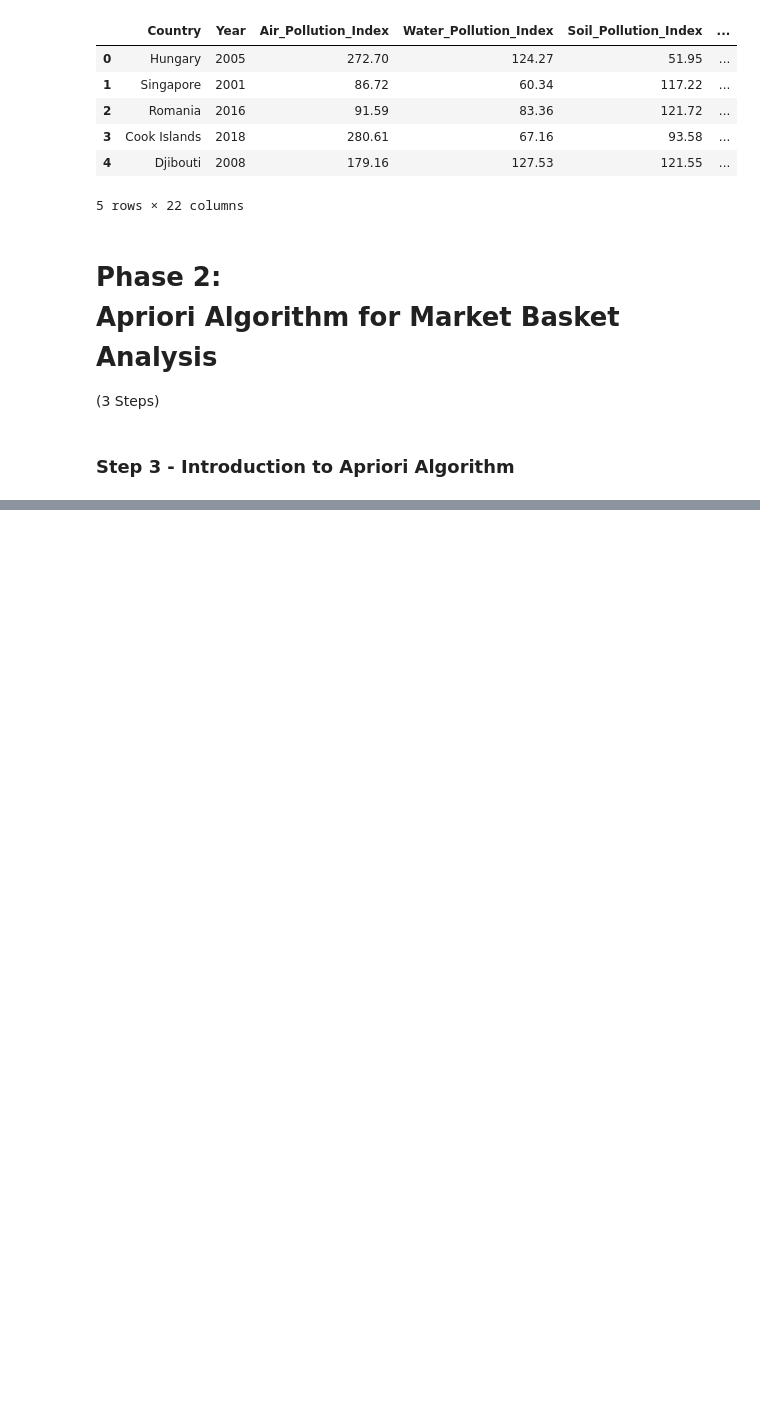
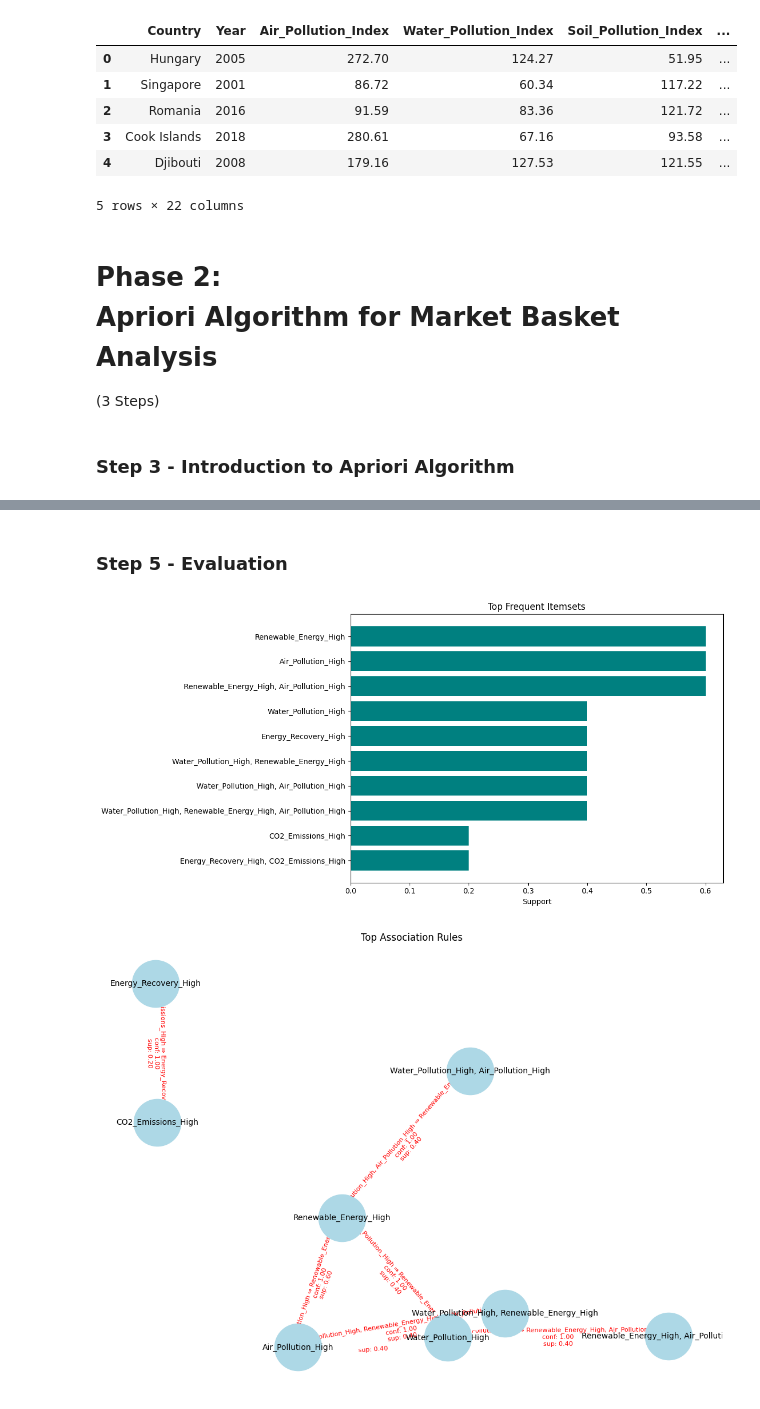
Before and after one commit to princypandya/Global-Pollution-Analysis-and-Energy-Recovery, a Jupyter notebook: Assi8_CNN_Apriopri_Evaluation_Validation.ipynb, the cells around one changed output, grey strips where cells are left out. Cells and saved outputs as stored; diff of their text form; code cells hidden in the pictures; blank space fills up the shorter version.

```diff
--- a/Assi8_CNN_Apriopri_Evaluation_Validation.ipynb
+++ b/Assi8_CNN_Apriopri_Evaluation_Validation.ipynb
@@ -201,0 +411,51 @@ d['Water_Pollution_Severity'] = d['Water_Pollution_Index'].apply(lambda x: categ
+# %% [markdown]
+<h3>Step 5 - Evaluation
+</h3>
+# %%
+# Plot top frequent itemsets as horizontal bar chart
+def plot_frequent_itemsets(frequent_itemsets, top_n=20):
+    sorted_items = sorted(frequent_itemsets.items(), key=lambda x: x[1], reverse=True)[:top_n]
+    labels = [', '.join(list(item[0])) for item in sorted_items]
+    supports = [item[1] for item in sorted_items]
+
+    plt.figure(figsize=(12, 6))
+    plt.barh(labels[::-1], supports[::-1], color='teal')
+    plt.xlabel('Support')
+    plt.title('Top Frequent Itemsets')
+    plt.tight_layout()
+    plt.show()
+
+# Plot association rules as network graph
+def plot_association_rules(rules, top_n=30):
+    G = nx.DiGraph()
+
+    sorted_rules = sorted(rules, key=lambda x: x['confidence'], reverse=True)[:top_n]
+
+    for rule in sorted_rules:
+        antecedent = ', '.join(rule['antecedent'])
+        consequent = ', '.join(rule['consequent'])
+        label = f"{antecedent} ⇒ {consequent}\nconf: {rule['confidence']:.2f}\nsup: {rule['support']:.2f}"
+        G.add_edge(antecedent, consequent, label=label, weight=rule['confidence'])
+
+    pos = nx.spring_layout(G, k=1, iterations=50)
+    plt.figure(figsize=(14, 10))
+
+    edges = G.edges()
+    weights = [G[u][v]['weight'] * 5 for u, v in edges]
+
+    nx.draw_networkx_nodes(G, pos, node_size=3500, node_color='lightblue')
+    nx.draw_networkx_edges(G, pos, edgelist=edges, width=weights, arrowsize=20, arrowstyle='-|>')
+    nx.draw_networkx_labels(G, pos, font_size=10, font_family='sans-serif')
+
+    edge_labels = {(u, v): G[u][v]['label'] for u, v in edges}
+    nx.draw_networkx_edge_labels(G, pos, edge_labels=edge_labels, font_color='red', font_size=8)
+
+    plt.title('Top Association Rules')
+    plt.axis('off')
+    plt.show()
+
+plot_frequent_itemsets(frequent_itemsets)
+plot_association_rules(rules)
+# %% [output]
+[figure, added]
+[figure, added]
```
Also changed, not shown: parts of 7 cells of this notebook.
